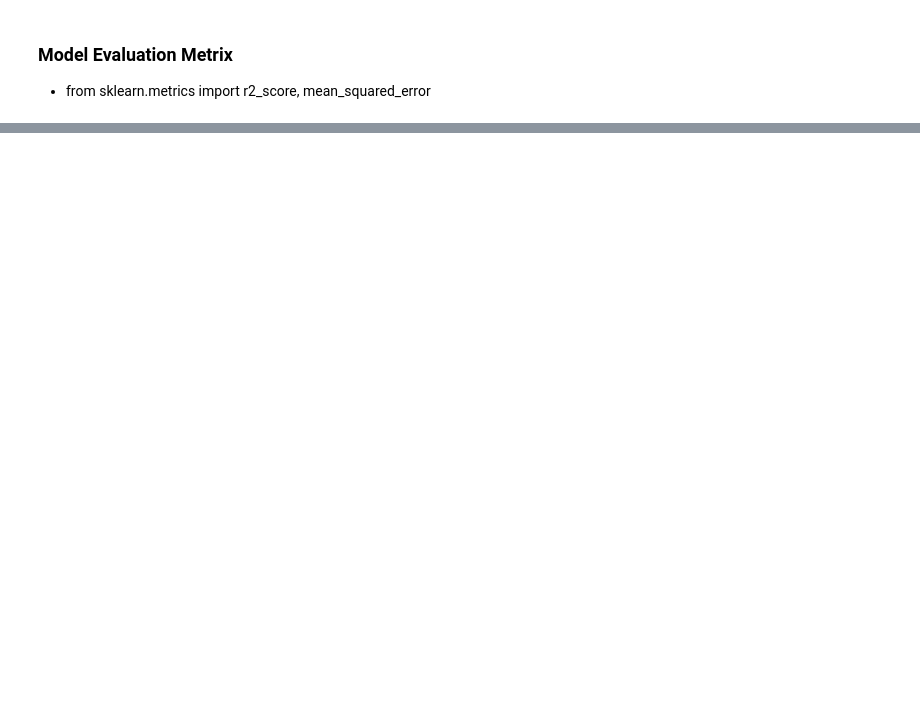
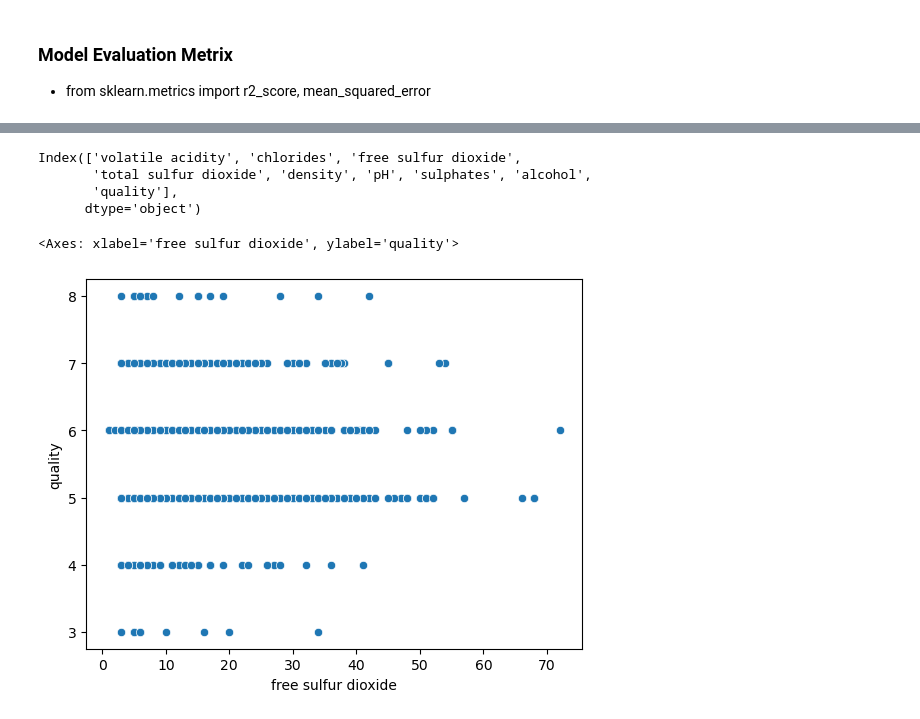
Before and after one commit to Sahilkhan-34/Machine-Learning, a Jupyter notebook: Linear Regression/class_room_LR.ipynb, the cells around one changed output, grey strips where cells are left out. Cells and saved outputs as stored; diff of their text form; code cells hidden in the pictures; blank space fills up the shorter version.

```diff
--- a/Linear Regression/class_room_LR.ipynb
+++ b/Linear Regression/class_room_LR.ipynb
@@ -209,0 +391,12 @@ RMSE = np.sqrt(MSE)
+# %%
+new_data.columns
+# %% [output]
+Index(['volatile acidity', 'chlorides', 'free sulfur dioxide',
+       'total sulfur dioxide', 'density', 'pH', 'sulphates', 'alcohol',
+       'quality'],
+      dtype='object')
+# %%
+sns.scatterplot(data=new_data,x='free sulfur dioxide', y='quality')
+# %% [output]
+<Axes: xlabel='free sulfur dioxide', ylabel='quality'>
+[figure, added]
```
Also changed, not shown: parts of 27 cells of this notebook, 1 other file.
